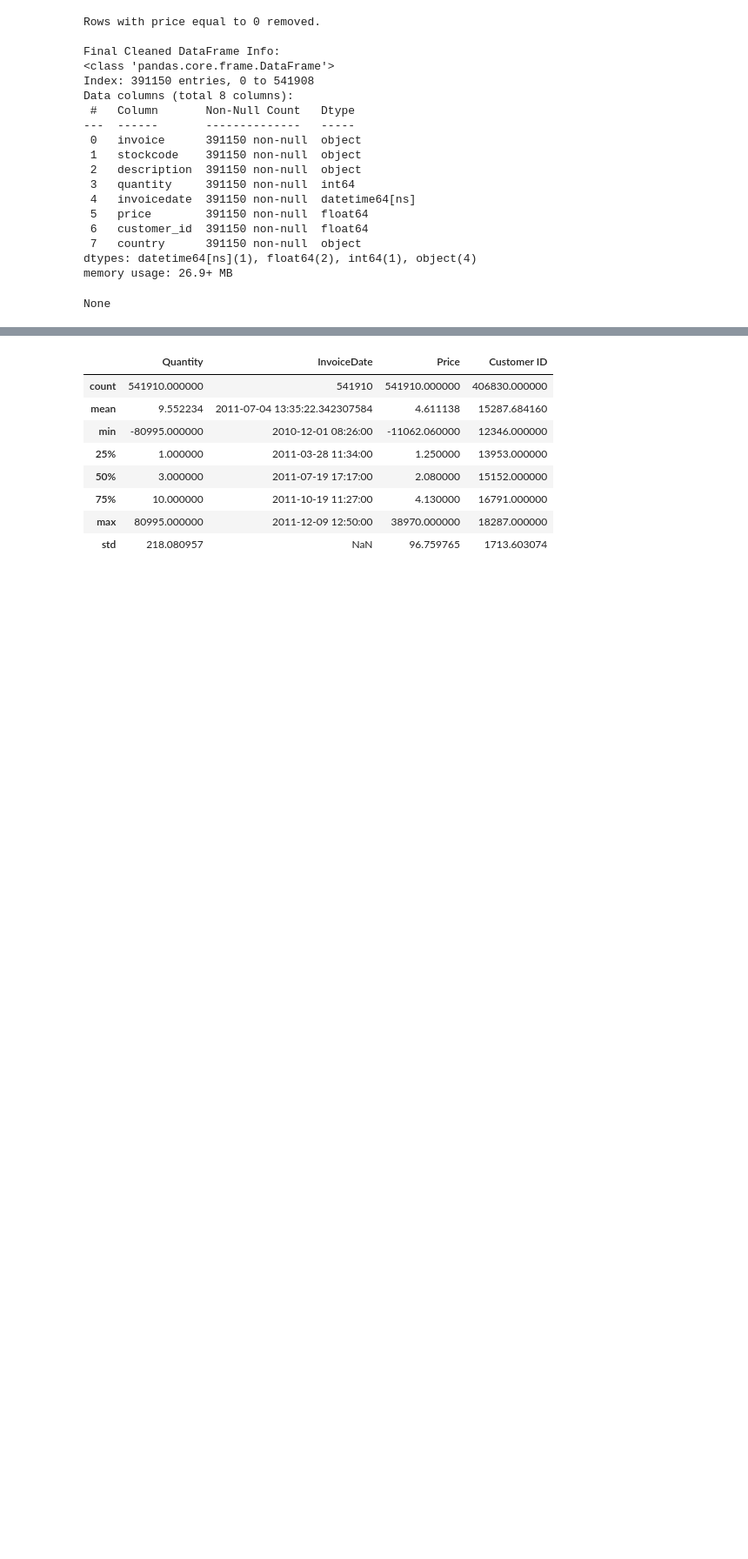
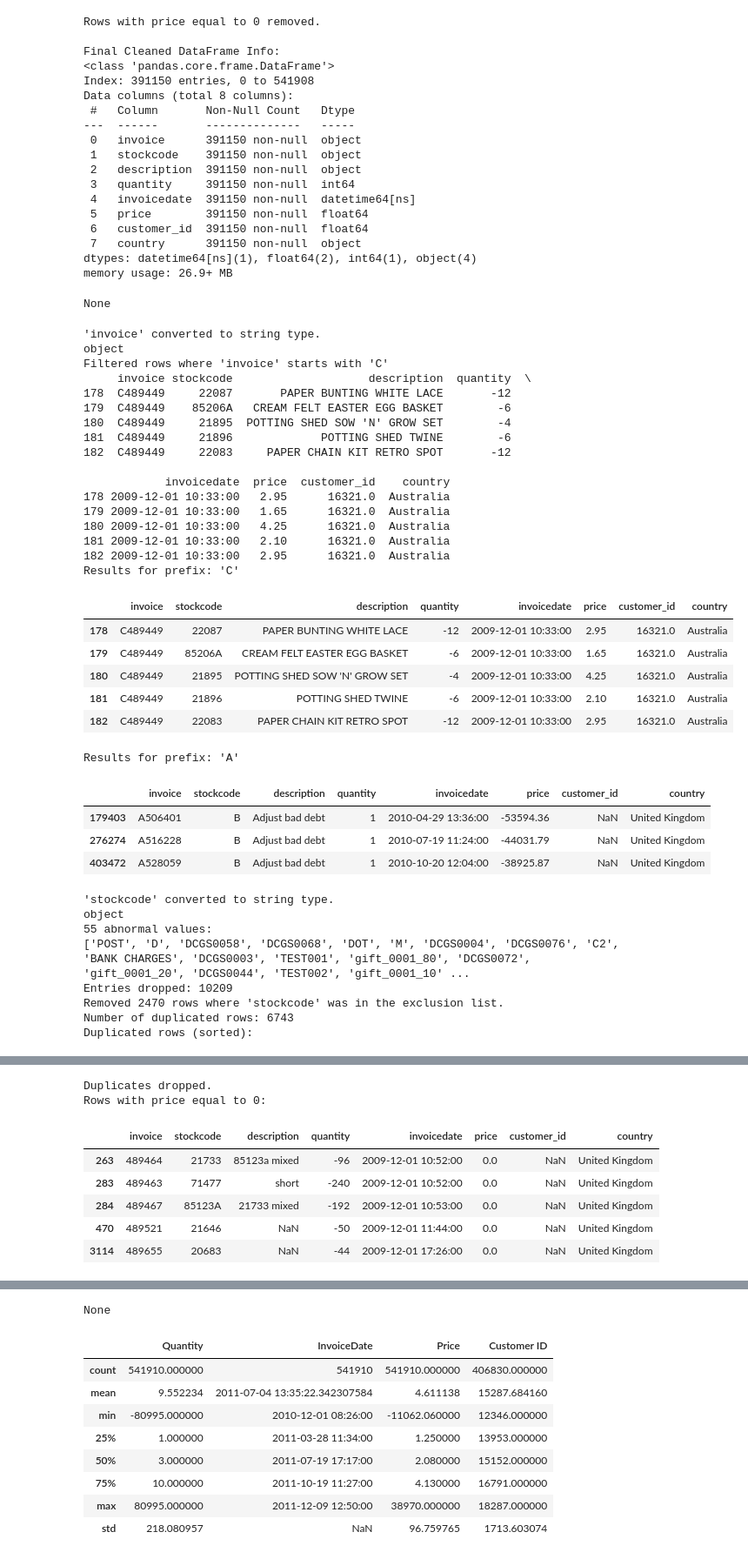
Before and after one commit to CaballeroRAR/ds_projects_collabs, a Jupyter notebook: 1-cluster_retail_uci/notebook/cluster_retail.ipynb, the cells around one changed output, grey strips where cells are left out. Shown at 87% size. Cells and saved outputs as stored; diff of their text form; code cells hidden in the pictures; blank space fills up the shorter version.

Commit message:
Successful implementation of cleaning_pipeline to df_2009-2010.pkl

```diff
--- a/1-cluster_retail_uci/notebook/cluster_retail.ipynb
+++ b/1-cluster_retail_uci/notebook/cluster_retail.ipynb
@@ -196,3 +203,50 @@ Data columns (total 8 columns):
 dtypes: datetime64[ns](1), float64(2), int64(1), object(4)
 memory usage: 26.9+ MB
 None
+# %%
+df_b_raw = df_b.copy()
+
+
+# Assuming 'df' is your raw input data
+df_b_clean = cleaning_pipeline(df_b_raw)
+
+# Verify the final result
+print("\nFinal Cleaned DataFrame Info:")
+display(df_b_clean.info())
+# %% [output]
+'invoice' converted to string type.
+object
+Filtered rows where 'invoice' starts with 'C'
+     invoice stockcode                    description  quantity  \
+178  C489449     22087       PAPER BUNTING WHITE LACE       -12
+179  C489449    85206A   CREAM FELT EASTER EGG BASKET        -6
+180  C489449     21895  POTTING SHED SOW 'N' GROW SET        -4
+181  C489449     21896             POTTING SHED TWINE        -6
+182  C489449     22083     PAPER CHAIN KIT RETRO SPOT       -12
+
+            invoicedate  price  customer_id    country
+178 2009-12-01 10:33:00   2.95      16321.0  Australia
+179 2009-12-01 10:33:00   1.65      16321.0  Australia
+180 2009-12-01 10:33:00   4.25      16321.0  Australia
+181 2009-12-01 10:33:00   2.10      16321.0  Australia
+182 2009-12-01 10:33:00   2.95      16321.0  Australia
+Results for prefix: 'C'
+|  | invoice | stockcode | description | quantity | invoicedate | price | customer_id | country |
+| 178 | C489449 | 22087 | PAPER BUNTING WHITE LACE | -12 | 2009-12-01 10:33:00 | 2.95 | 16321.0 | Australia |
+| 179 | C489449 | 85206A | CREAM FELT EASTER EGG BASKET | -6 | 2009-12-01 10:33:00 | 1.65 | 16321.0 | Australia |
+| 180 | C489449 | 21895 | POTTING SHED SOW 'N' GROW SET | -4 | 2009-12-01 10:33:00 | 4.25 | 16321.0 | Australia |
+| 181 | C489449 | 21896 | POTTING SHED TWINE | -6 | 2009-12-01 10:33:00 | 2.10 | 16321.0 | Australia |
+| 182 | C489449 | 22083 | PAPER CHAIN KIT RETRO SPOT | -12 | 2009-12-01 10:33:00 | 2.95 | 16321.0 | Australia |
+Results for prefix: 'A'
+|  | invoice | stockcode | description | quantity | invoicedate | price | customer_id | country |
+| 179403 | A506401 | B | Adjust bad debt | 1 | 2010-04-29 13:36:00 | -53594.36 | NaN | United Kingdom |
+| 276274 | A516228 | B | Adjust bad debt | 1 | 2010-07-19 11:24:00 | -44031.79 | NaN | United Kingdom |
+| 403472 | A528059 | B | Adjust bad debt | 1 | 2010-10-20 12:04:00 | -38925.87 | NaN | United Kingdom |
+'stockcode' converted to string type.
+object
+55 abnormal values:
+['POST', 'D', 'DCGS0058', 'DCGS0068', 'DOT', 'M', 'DCGS0004', 'DCGS0076', 'C2', 'BANK CHARGES', 'DCGS0003', 'TEST001', 'gift_0001_80', 'DCGS0072', 'gift_0001_20', 'DCGS0044', 'TEST002', 'gift_0001_10' ...
+Entries dropped: 10209
+Removed 2470 rows where 'stockcode' was in the exclusion list.
+Number of duplicated rows: 6743
+Duplicated rows (sorted):
@@ -198,0 +259,8 @@ None
+Duplicates dropped.
+Rows with price equal to 0:
+|  | invoice | stockcode | description | quantity | invoicedate | price | customer_id | country |
+| 263 | 489464 | 21733 | 85123a mixed | -96 | 2009-12-01 10:52:00 | 0.0 | NaN | United Kingdom |
+| 283 | 489463 | 71477 | short | -240 | 2009-12-01 10:52:00 | 0.0 | NaN | United Kingdom |
+| 284 | 489467 | 85123A | 21733 mixed | -192 | 2009-12-01 10:53:00 | 0.0 | NaN | United Kingdom |
+| 470 | 489521 | 21646 | NaN | -50 | 2009-12-01 11:44:00 | 0.0 | NaN | United Kingdom |
+| 3114 | 489655 | 20683 | NaN | -44 | 2009-12-01 17:26:00 | 0.0 | NaN | United Kingdom |
@@ -199,3 +285,4 @@ None
+None
 # %%
 display(df.describe())
 df.describe(include=['O'])
```
Also changed, not shown: parts of 6 cells of this notebook.
